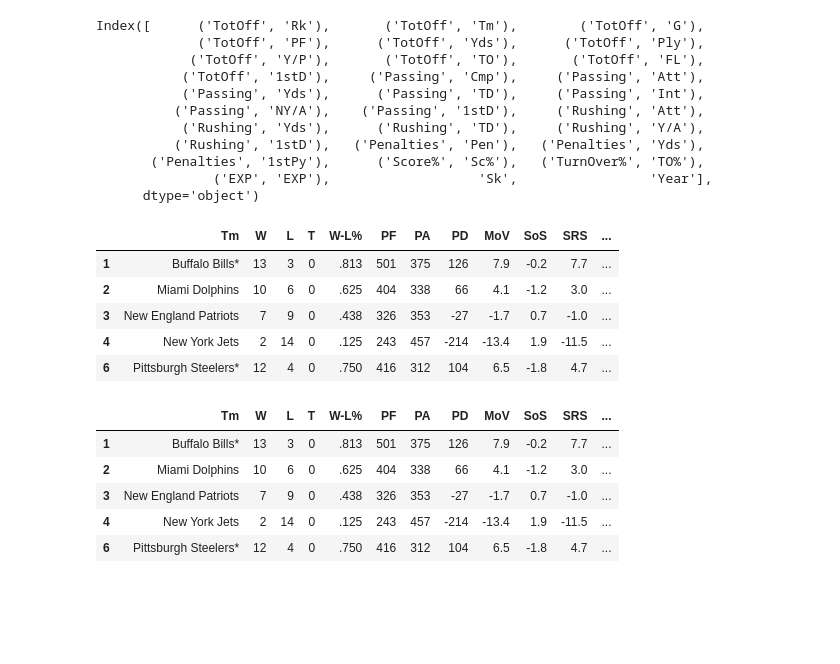
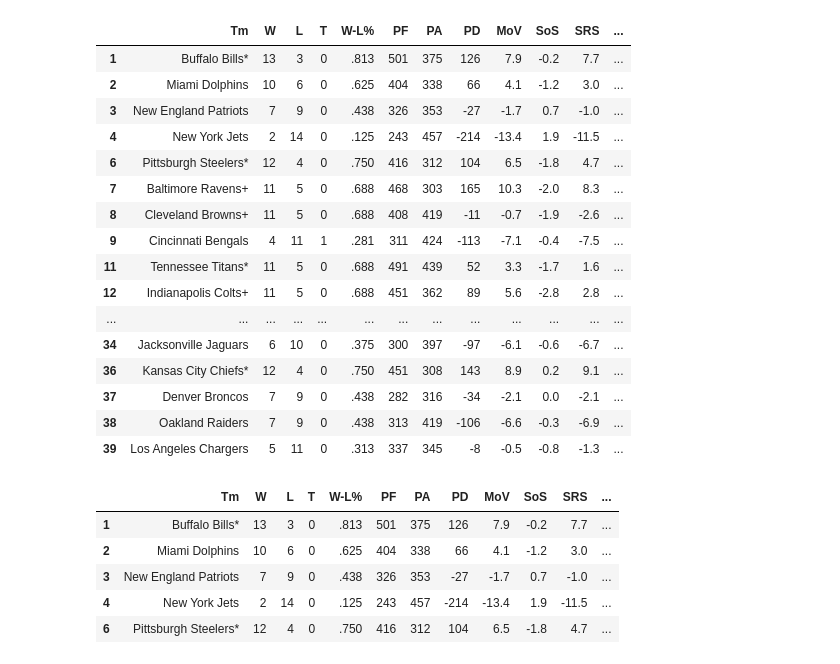
Before and after one commit to scottstack19/SB55-projection, a Jupyter notebook: code_initial.ipynb, the cells around one changed output. Drawn from its saved outputs; the diff is of its cells as text; code cells hidden in the pictures; blank space fills up the shorter version.

```diff
--- a/code_initial.ipynb
+++ b/code_initial.ipynb
@@ -123,12 +111,9 @@ plt.show()
 # %%
-#Get Team Defense data
-
-year = 2020
-#number of years
-n=10
+#Get Team Defense Data
 #URL for website data
 url = "https://www.pro-football-reference.com/years/"
 urls = []
+year = 2020
 DEFdfs = []
 ADV_DEFdf = []
 Team_Sacks = pd.DataFrame(['Tm','Sk'])
@@ -139,11 +124,12 @@ for index in np.arange(10):
 
 
 #mask for advanced_defense table data
-sacks = ['Tm','Sk']
+sacks = ['Tm','Sk','Year']
 
 #team_stats table does not include Sacks, so need passing table data and merge tables.
 count = 0
 for index in urls:
+    curr_year = year - count
     soup = BeautifulSoup(requests.get(index).content, 'html.parser')
     table = soup.find('table', id = 'team_stats')
     #table2 = soup.select('table', id = 'passing')
@@ -153,20 +139,21 @@ for index in urls:
     DEFdf = pd.read_html(str(table))[0]
     DEFdf.drop(DEFdf.tail(3).index, inplace = True)
     #rename each DF
-    rename_cols(DEFdf)
-    #sort alphabetically
-    DEFdf.sort_values([('TotOff', 'Tm')],inplace=True)
+    rename_cols_DEF(DEFdf)
+    #add year data
+    DEFdf['Year'] = curr_year
+    #drop multi-index
+    DEFdf.columns = ['_'.join(col) for col in DEFdf.columns]
+
     ADV_DEFdf = pd.read_html(str(table2))[0]
     ADV_DEFdf.drop(ADV_DEFdf.tail(3).index,inplace = True)
+    ADV_DEFdf['Year'] = curr_year
     #apply mask
     Team_Sacks = ADV_DEFdf[sacks].copy()
-    #sort alphabetically
-    Team_Sacks.sort_values(['Tm'],inplace = True)
     #intermediate step prior to appending data. merges team_stats and team sacks data
-    DEFdf_interm = pd.merge(DEFdf,Team_Sacks, left_on =[('TotOff', 'Tm')], right_on = 'Tm' )
+    DEFdf_interm = pd.merge(DEFdf,Team_Sacks, left_on =['TotDef_Tm'], right_on = ['Tm'] )
     #append to list of team defense data
-    curr_year = year - count
-    DEFdf_interm['Year'] = curr_year
+
     DEFdfs.append(DEFdf_interm)
     count+=1
 
@@ -179,6 +166,6 @@ for i in range(len(DEFdfs)-1):
     MasterDEF = MasterDEF.append(DEFdfs[i+1],ignore_index = True)
 
 MasterDEF.drop('Tm',axis = 1,inplace=True)
-
+MasterDEF.drop('Year_',axis = 1,inplace=True)
 MasterDEF.head(5)
 # %% [output]
@@ -212,15 +179 @@ memory usage: 75.1+ KB
-# %%
-MasterDEF.keys()
-# %% [output]
-Index([      ('TotOff', 'Rk'),       ('TotOff', 'Tm'),        ('TotOff', 'G'),
-             ('TotOff', 'PF'),      ('TotOff', 'Yds'),      ('TotOff', 'Ply'),
-            ('TotOff', 'Y/P'),       ('TotOff', 'TO'),       ('TotOff', 'FL'),
-           ('TotOff', '1stD'),     ('Passing', 'Cmp'),     ('Passing', 'Att'),
-           ('Passing', 'Yds'),      ('Passing', 'TD'),     ('Passing', 'Int'),
-          ('Passing', 'NY/A'),    ('Passing', '1stD'),     ('Rushing', 'Att'),
-           ('Rushing', 'Yds'),      ('Rushing', 'TD'),     ('Rushing', 'Y/A'),
-          ('Rushing', '1stD'),   ('Penalties', 'Pen'),   ('Penalties', 'Yds'),
-       ('Penalties', '1stPy'),      ('Score%', 'Sc%'),   ('TurnOver%', 'TO%'),
-               ('EXP', 'EXP'),                   'Sk',                 'Year'],
-      dtype='object')
 # %%
@@ -266,14 +218,25 @@ for i in range(len(AFCStandDfs)-1):
 AFCStandings.drop(AFCStandings.index[0:len(AFCStandings):5], inplace = True)
 NFCStandings.drop(NFCStandings.index[0:len(NFCStandings):5], inplace = True)
 # %%
-AFCStandings.head()
+AFCStandings.head(32)
 # %% [output]
 |  | Tm | W | L | T | W-L% | PF | PA | PD | MoV | SoS | SRS | ... |
 | 1 | Buffalo Bills* | 13 | 3 | 0 | .813 | 501 | 375 | 126 | 7.9 | -0.2 | 7.7 | ... |
 | 2 | Miami Dolphins | 10 | 6 | 0 | .625 | 404 | 338 | 66 | 4.1 | -1.2 | 3.0 | ... |
 | 3 | New England Patriots | 7 | 9 | 0 | .438 | 326 | 353 | -27 | -1.7 | 0.7 | -1.0 | ... |
 | 4 | New York Jets | 2 | 14 | 0 | .125 | 243 | 457 | -214 | -13.4 | 1.9 | -11.5 | ... |
 | 6 | Pittsburgh Steelers* | 12 | 4 | 0 | .750 | 416 | 312 | 104 | 6.5 | -1.8 | 4.7 | ... |
+| 7 | Baltimore Ravens+ | 11 | 5 | 0 | .688 | 468 | 303 | 165 | 10.3 | -2.0 | 8.3 | ... |
+| 8 | Cleveland Browns+ | 11 | 5 | 0 | .688 | 408 | 419 | -11 | -0.7 | -1.9 | -2.6 | ... |
+| 9 | Cincinnati Bengals | 4 | 11 | 1 | .281 | 311 | 424 | -113 | -7.1 | -0.4 | -7.5 | ... |
+| 11 | Tennessee Titans* | 11 | 5 | 0 | .688 | 491 | 439 | 52 | 3.3 | -1.7 | 1.6 | ... |
+| 12 | Indianapolis Colts+ | 11 | 5 | 0 | .688 | 451 | 362 | 89 | 5.6 | -2.8 | 2.8 | ... |
+| ... | ... | ... | ... | ... | ... | ... | ... | ... | ... | ... | ... | ... |
+| 34 | Jacksonville Jaguars | 6 | 10 | 0 | .375 | 300 | 397 | -97 | -6.1 | -0.6 | -6.7 | ... |
+| 36 | Kansas City Chiefs* | 12 | 4 | 0 | .750 | 451 | 308 | 143 | 8.9 | 0.2 | 9.1 | ... |
+| 37 | Denver Broncos | 7 | 9 | 0 | .438 | 282 | 316 | -34 | -2.1 | 0.0 | -2.1 | ... |
+| 38 | Oakland Raiders | 7 | 9 | 0 | .438 | 313 | 419 | -106 | -6.6 | -0.3 | -6.9 | ... |
+| 39 | Los Angeles Chargers | 5 | 11 | 0 | .313 | 337 | 345 | -8 | -0.5 | -0.8 | -1.3 | ... |
 # %%
 NFCStandings.head()
 # %% [output]
```
Also changed, not shown: parts of 19 cells of this notebook.
